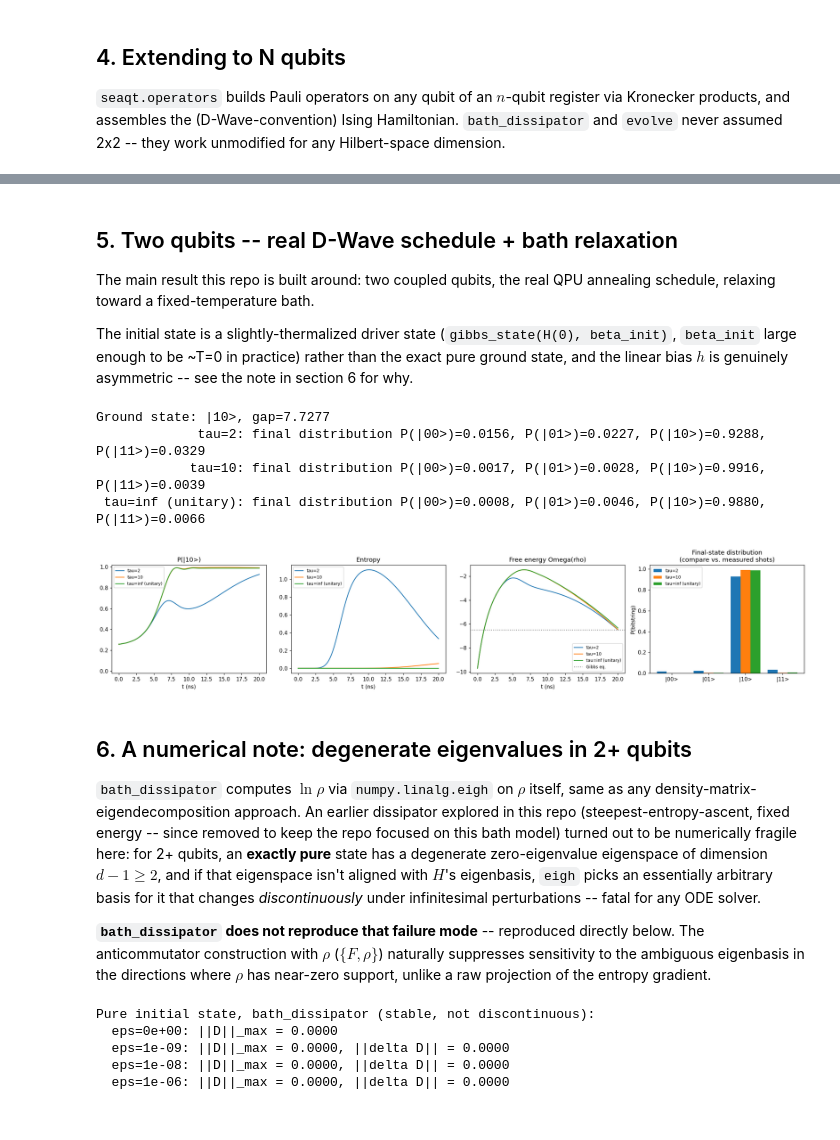
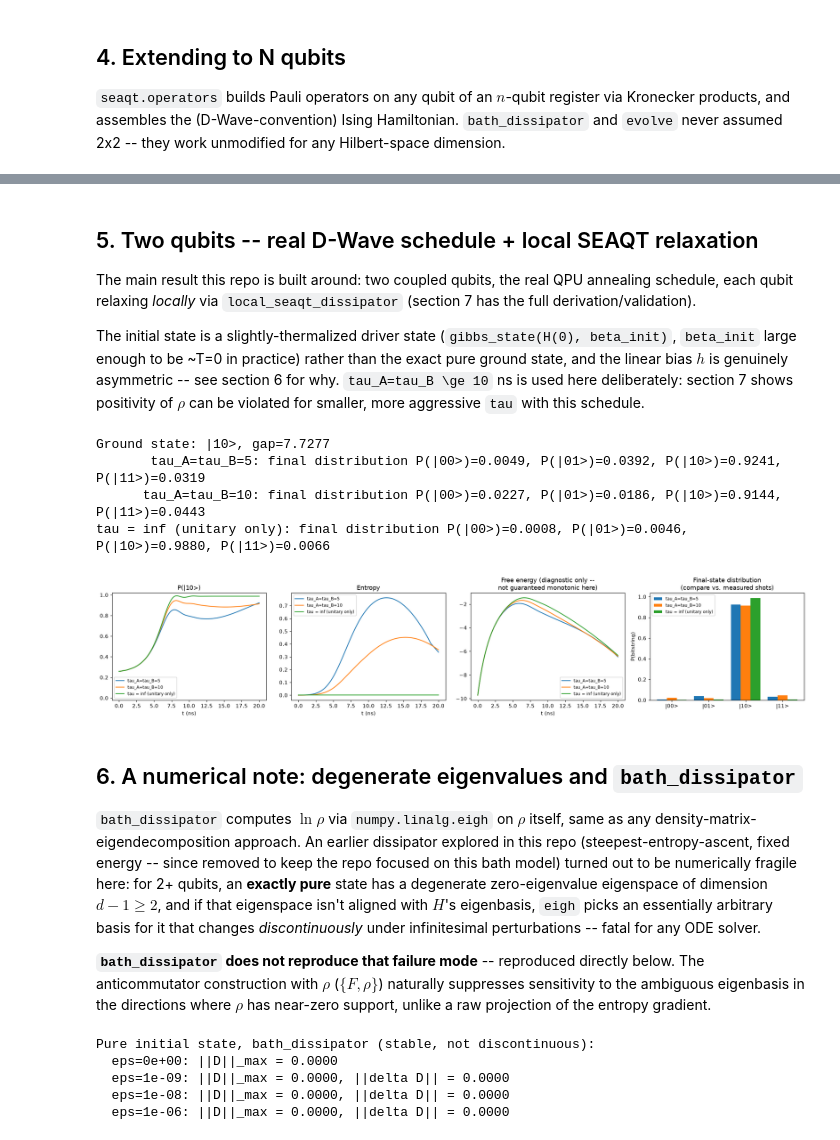
Before and after one commit to Cocidoboyacense/SEAQT-quantum-annealing-evolution, a Jupyter notebook: notebooks/seaqt_annealing_walkthrough.ipynb, the cells around one changed output, grey strips where cells are left out. Cells and saved outputs as stored; diff of their text form; code cells hidden in the pictures.

```diff
--- a/notebooks/seaqt_annealing_walkthrough.ipynb
+++ b/notebooks/seaqt_annealing_walkthrough.ipynb
@@ -112,7 +129,7 @@ def run_1q_bath(H, t_anneal, tau, beta, n_points=300):
     return res.t, p0, ent, omega
 
 t_anneal_1q = 20.0
-H_1q = hamiltonian_1qubit(schedule, h1=-1.0, t_anneal=t_anneal_1q)
+H_1q = hamiltonian_1qubit(schedule, h1=1.0, t_anneal=t_anneal_1q)
 beta_bath = beta_from_kelvin(0.015)  # 15 mK
 print(f"beta (15 mK) = {beta_bath:.4f} ns")
 
@@ -195,22 +212,25 @@ print(f"\n2-qubit bath dissipator: Tr(D)={np.trace(D2):.2e}  (want 0)")
 # %% [markdown]
-## 5. Two qubits -- real D-Wave schedule + bath relaxation
+## 5. Two qubits -- real D-Wave schedule + local SEAQT relaxation
 
 The main result this repo is built around: two coupled qubits, the real
-QPU annealing schedule, relaxing toward a fixed-temperature bath.
+QPU annealing schedule, each qubit relaxing *locally* via
+`local_seaqt_dissipator` (section 7 has the full derivation/validation).
 
 The initial state is a slightly-thermalized driver state
 (`gibbs_state(H(0), beta_init)`, `beta_init` large enough to be ~T=0 in
 practice) rather than the exact pure ground state, and the linear bias
-$h$ is genuinely asymmetric -- see the note in section 6 for why.
+$h$ is genuinely asymmetric -- see section 6 for why. `tau_A=tau_B \ge 10`
+ns is used here deliberately: section 7 shows positivity of $\rho$ can be
+violated for smaller, more aggressive `tau` with this schedule.
 # %%
 H_BIAS_2Q = [0.6, -0.4]
 J12 = 0.5
 BETA_INIT = 5.0
 
-def run_2q_bath(H, t_anneal, tau, beta, n_points=250):
+def run_2q_local_seaqt(H, t_anneal, tau, beta_r, n_points=250):
     rho0 = gibbs_state(H(0.0), BETA_INIT)
     if np.isfinite(tau):
-        diss = lambda t, rho, h: bath_dissipator(rho, h, beta, tau)
+        diss = lambda t, rho, h: local_seaqt_dissipator(rho, h, beta_r, tau_a=tau, tau_b=tau)
         res = evolve(rho0, hamiltonian=H, t_span=(0, t_anneal), dissipator=diss, n_points=n_points)
     else:
         res = evolve(rho0, hamiltonian=H, t_span=(0, t_anneal), n_points=n_points)
@@ -218,56 +238,57 @@ def run_2q_bath(H, t_anneal, tau, beta, n_points=250):
     ground_vec = v[:, 0]
     p_ground = np.array([np.real(ground_vec.conj() @ r @ ground_vec) for r in res.rho])
     ent = np.array([entropy(r) for r in res.rho])
-    omega = np.array([free_energy(r, H(t), beta) for t, r in zip(res.t, res.rho)])
+    omega = np.array([free_energy(r, H(t), beta_r) for t, r in zip(res.t, res.rho)])
     final_dist = population_distribution(res.rho[-1])
     return res.t, p_ground, ent, omega, final_dist
 
 t_anneal_2q = 20.0
 H_2q = hamiltonian_nqubit(schedule, h=H_BIAS_2Q, J={(0, 1): J12}, t_anneal=t_anneal_2q)
 h2_final = H_2q(t_anneal_2q)
 w2, v2 = np.linalg.eigh(h2_final)
 labels_bits_2q = basis_labels(2)
 ground_idx_2q = int(np.argmax(np.abs(v2[:, 0])))
 print(f"Ground state: {labels_bits_2q[ground_idx_2q]}, gap={w2[1]-w2[0]:.4f}")
 
-taus_2q = [2.0, 10.0, np.inf]
+taus_2q = [5.0, 10.0, np.inf]
+labels_2q = {5.0: "tau_A=tau_B=5", 10.0: "tau_A=tau_B=10", np.inf: "tau = inf (unitary only)"}
 fig, axes = plt.subplots(1, 4, figsize=(19, 4))
 final_dists_2q = {}
 for tau in taus_2q:
-    t, p_ground, ent, omega, final_dist = run_2q_bath(H_2q, t_anneal_2q, tau, beta_bath)
+    t, p_ground, ent, omega, final_dist = run_2q_local_seaqt(H_2q, t_anneal_2q, tau, beta_bath)
     final_dists_2q[tau] = final_dist
-    axes[0].plot(t, p_ground, label=labels[tau])
-    axes[1].plot(t, ent, label=labels[tau])
-    axes[2].plot(t, omega, label=labels[tau])
-    print(f"{labels[tau]:>18}: final distribution " +
+    axes[0].plot(t, p_ground, label=labels_2q[tau])
+    axes[1].plot(t, ent, label=labels_2q[tau])
+    axes[2].plot(t, omega, label=labels_2q[tau])
+    print(f"{labels_2q[tau]:>20}: final distribution " +
           ", ".join(f"P({lbl})={p:.4f}" for lbl, p in zip(labels_bits_2q, final_dist)))
-omega_eq_2q = free_energy(gibbs_state(h2_final, beta_bath), h2_final, beta_bath)
-axes[2].axhline(omega_eq_2q, color="gray", linestyle=":", label="Gibbs eq.")
 axes[0].set_title(f"P({labels_bits_2q[ground_idx_2q]})"); axes[0].legend(fontsize=8); axes[0].set_ylim(-0.02, 1.02)
 axes[1].set_title("Entropy"); axes[1].legend(fontsize=8)
-axes[2].set_title("Free energy Omega(rho)"); axes[2].legend(fontsize=8)
+# Note: unlike bath_dissipator, local_seaqt_dissipator does NOT guarantee Omega
+# decreases monotonically toward the global Gibbs state -- diagnostic only.
+axes[2].set_title("Free energy (diagnostic only --\nnot guaranteed monotonic here)"); axes[2].legend(fontsize=8)
 for a in axes[:3]: a.set_xlabel("t (ns)")
 
 # Final-state distribution, grouped by tau -- the panel to overlay against a
 # measured bitstring/shot histogram from real hardware (rho is represented in
 # the computational/Z basis throughout, the same basis a QPU measures in).
 x = np.arange(len(labels_bits_2q))
 width = 0.8 / len(taus_2q)
 for i, tau in enumerate(taus_2q):
-    axes[3].bar(x + (i - (len(taus_2q) - 1) / 2) * width, final_dists_2q[tau], width, label=labels[tau])
+    axes[3].bar(x + (i - (len(taus_2q) - 1) / 2) * width, final_dists_2q[tau], width, label=labels_2q[tau])
 axes[3].set_xticks(x); axes[3].set_xticklabels(labels_bits_2q)
 axes[3].set_ylabel("P(bitstring)"); axes[3].set_title("Final-state distribution\n(compare vs. measured shots)")
 axes[3].legend(fontsize=8)
 
 fig.tight_layout(); plt.show()
 # %% [output]
 Ground state: |10>, gap=7.7277
-             tau=2: final distribution P(|00>)=0.0156, P(|01>)=0.0227, P(|10>)=0.9288, P(|11>)=0.0329
-            tau=10: final distribution P(|00>)=0.0017, P(|01>)=0.0028, P(|10>)=0.9916, P(|11>)=0.0039
- tau=inf (unitary): final distribution P(|00>)=0.0008, P(|01>)=0.0046, P(|10>)=0.9880, P(|11>)=0.0066
+       tau_A=tau_B=5: final distribution P(|00>)=0.0049, P(|01>)=0.0392, P(|10>)=0.9241, P(|11>)=0.0319
+      tau_A=tau_B=10: final distribution P(|00>)=0.0227, P(|01>)=0.0186, P(|10>)=0.9144, P(|11>)=0.0443
+tau = inf (unitary only): final distribution P(|00>)=0.0008, P(|01>)=0.0046, P(|10>)=0.9880, P(|11>)=0.0066
-[figure, old version]
+[figure, new version]
 # %% [markdown]
-## 6. A numerical note: degenerate eigenvalues in 2+ qubits
+## 6. A numerical note: degenerate eigenvalues and `bath_dissipator`
 
 `bath_dissipator` computes $\ln\rho$ via `numpy.linalg.eigh` on $\rho$
 itself, same as any density-matrix-eigendecomposition approach. An earlier
```
Also changed, not shown: parts of 12 cells of this notebook, 5 other files.
